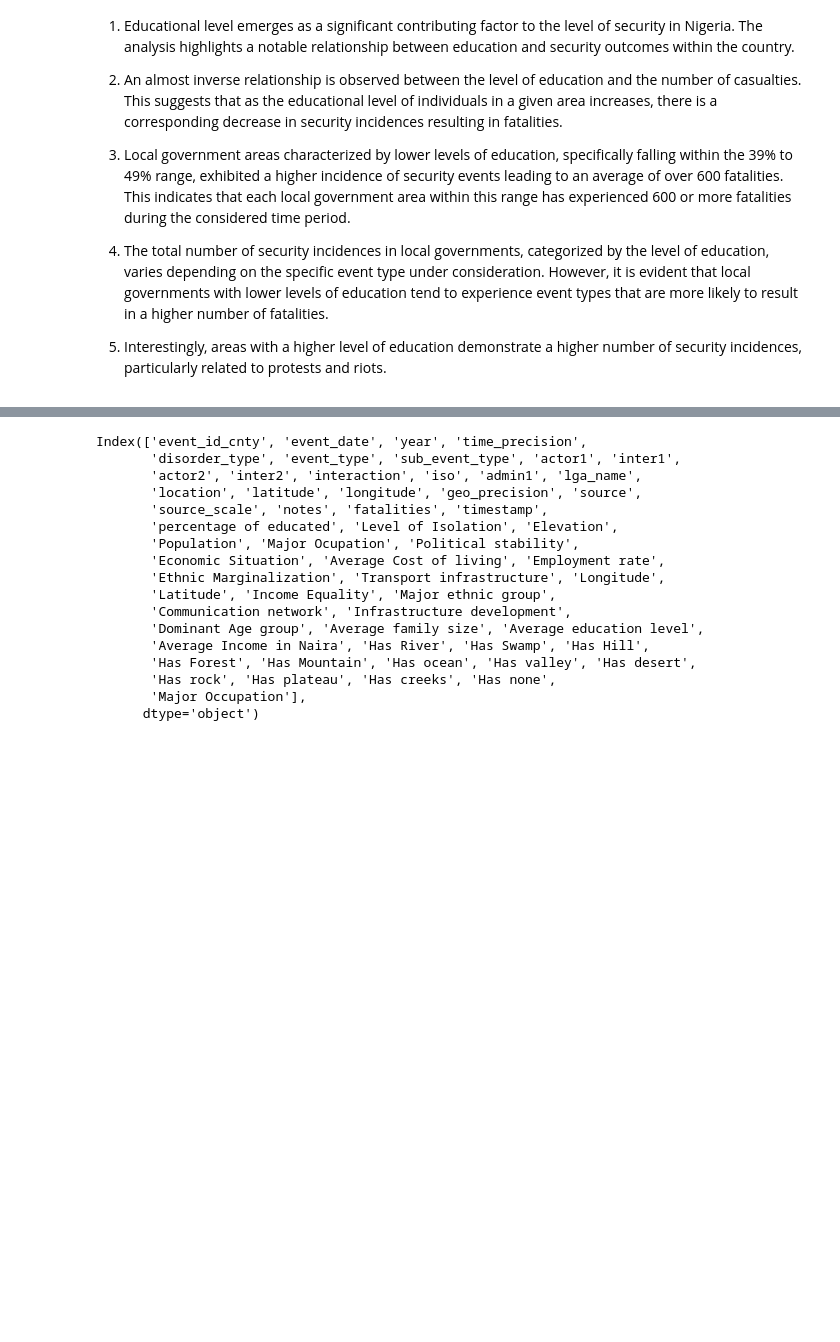
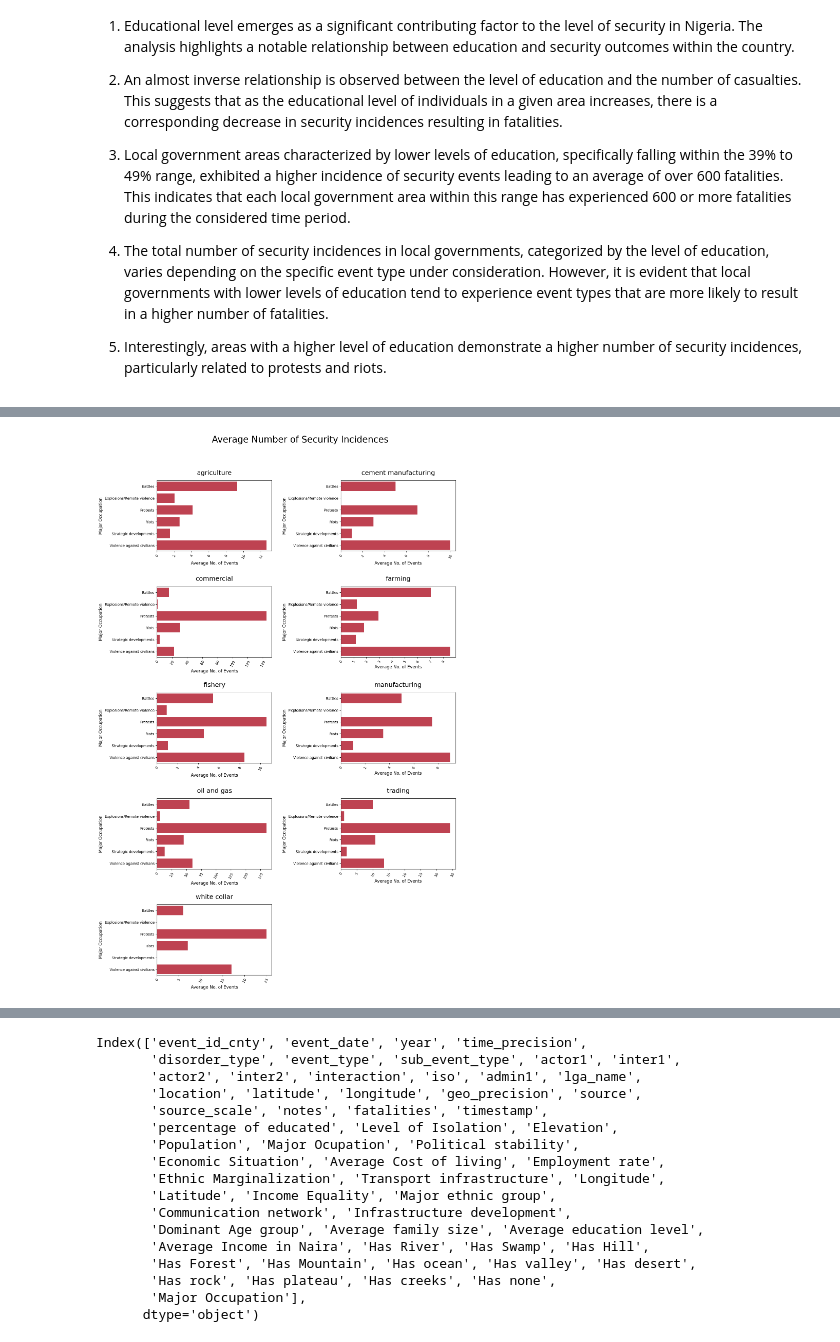
Before and after one commit to Abdul4code/Nigeria_Terror_Attacks, a Jupyter notebook: 3. Analysis of Nigerian Security Incidence.ipynb, the cells around one changed output, grey strips where cells are left out. Saved outputs shown, nothing was run; the diff lists cells and outputs as text; code cells hidden in the pictures; blank space fills up the shorter version.

```diff
--- a/3. Analysis of Nigerian Security Incidence.ipynb
+++ b/3. Analysis of Nigerian Security Incidence.ipynb
@@ -229,0 +280,5 @@ Based on the findings from this section, the following key observations can be m
+# %%
+pivot_table_avg = df_acled_lga.pivot_table(index='Major Occupation', columns='event_type'
+                             , values=['temp_occupation']
+                             , aggfunc=lambda x: custom_agg(x, df_lga_features['Major Ocupation'].value_counts()))
+pivot_table_avg
@@ -229,0 +298,25 @@ Based on the findings from this section, the following key observations can be m
+# %%
+# Create a figure and axis objects using subplots
+fig, axes = plt.subplots(nrows=5, ncols=2, figsize=(15, 25))
+fig.delaxes(axes[4, 1])
+row, col = 0, 0
+
+major_occupations = list(pivot_table_avg.index)
+for index , event in enumerate(major_occupations):
+    df = pivot_table_avg[pivot_table_avg.index == event]['temp_occupation']
+
+    col = index % 2
+    if(col == 0 and index > 0):
+        row = row + 1
+
+    sns.barplot(y=df.columns, x=list(df.values[0]), ax=axes[row, col], color='#D32D41')
+    axes[row, col].set_title('{}'.format(event), fontsize=18, y=1.05)
+    axes[row, col].set_xlabel('Average No. of Events', fontsize=12)
+    axes[row, col].set_ylabel('Major Occupation', fontsize=12)
+    axes[row, col].tick_params(axis='x', rotation=60)
+    plt.subplots_adjust(wspace=0.6, hspace=0.5)
+
+plt.suptitle('Average Number of Security Incidences ', fontsize='25', y=0.95)
+plt.show()
+# %% [output]
+[figure, added]
```
Also changed, not shown: parts of 12 cells of this notebook.
